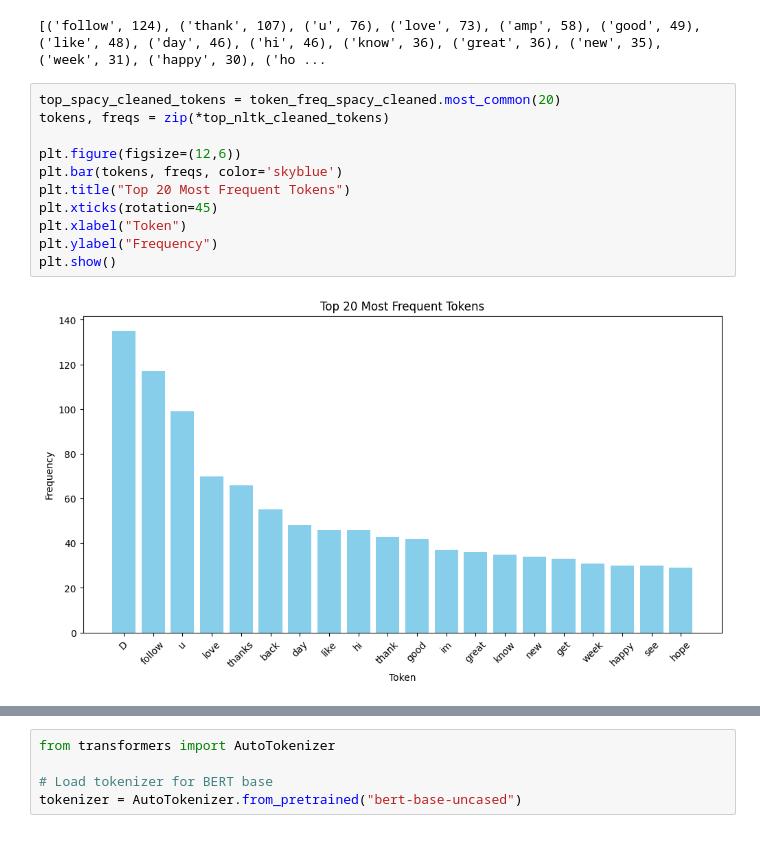
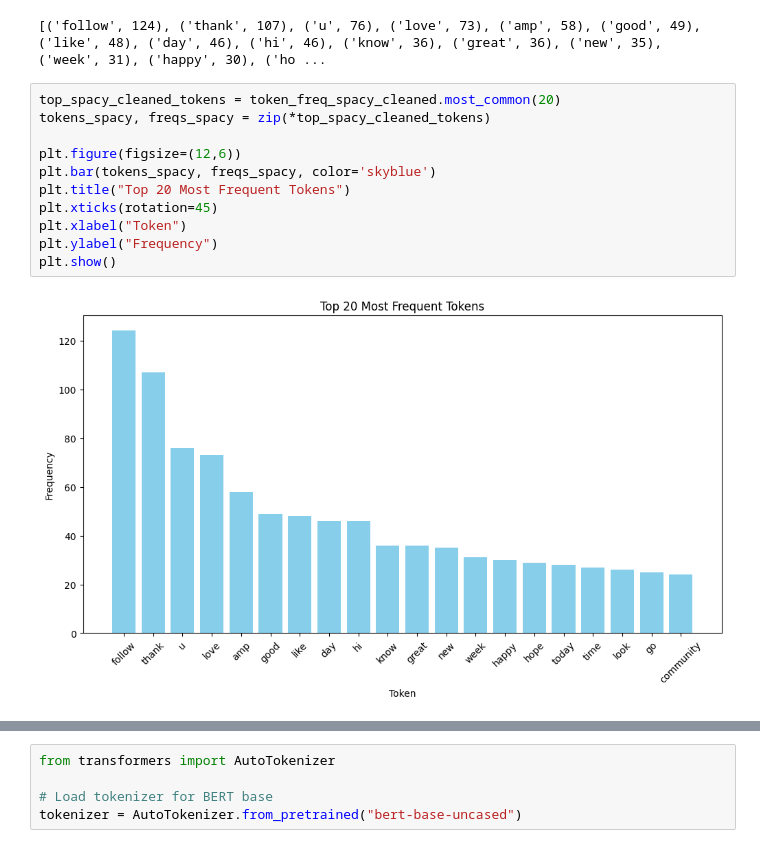
Before and after one commit to TarneemAlaa1/text-preprocessing-nlp, a Jupyter notebook: text-preprocessing-nlp.ipynb, the cells around one changed output, grey strips where cells are left out. Drawn from its saved outputs; the diff is of its cells as text.

```diff
--- a/text-preprocessing-nlp.ipynb
+++ b/text-preprocessing-nlp.ipynb
@@ -508,17 +515,17 @@ print(token_freq_spacy_cleaned.most_common(20))
 [('follow', 124), ('thank', 107), ('u', 76), ('love', 73), ('amp', 58), ('good', 49), ('like', 48), ('day', 46), ('hi', 46), ('know', 36), ('great', 36), ('new', 35), ('week', 31), ('happy', 30), ('ho ...
 # %%
 top_spacy_cleaned_tokens = token_freq_spacy_cleaned.most_common(20)
-tokens, freqs = zip(*top_nltk_cleaned_tokens)
+tokens_spacy, freqs_spacy = zip(*top_spacy_cleaned_tokens)
 
 plt.figure(figsize=(12,6))
-plt.bar(tokens, freqs, color='skyblue')
+plt.bar(tokens_spacy, freqs_spacy, color='skyblue')
 plt.title("Top 20 Most Frequent Tokens")
 plt.xticks(rotation=45)
 plt.xlabel("Token")
 plt.ylabel("Frequency")
 plt.show()
 # %% [output]
-[figure, old version]
+[figure, new version]
 # %%
 # Word Cloud for Spacy Preprocessed Tokens
 all_spacy_cleaned_tokens = ' '.join(cleaned_tokens)
```
Also changed, not shown: parts of 24 cells of this notebook.
